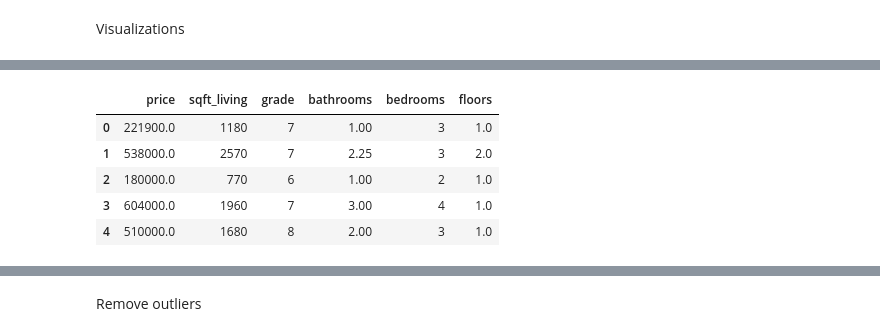
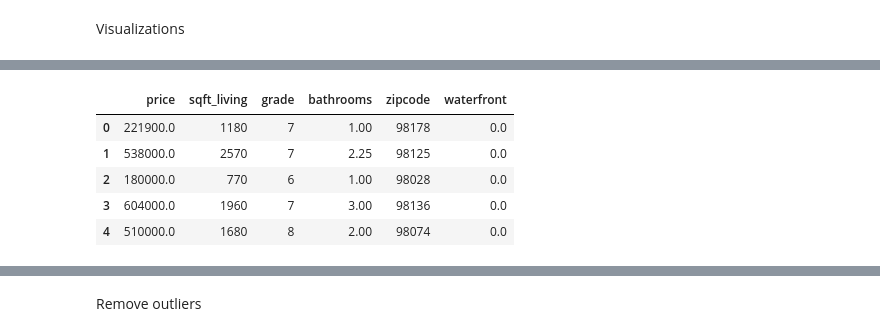
Before and after one commit to ANGI3MAINA/King-County-Housing-Analysis, a Jupyter notebook: index.ipynb, the cells around one changed output, grey strips where cells are left out. Saved outputs shown, nothing was run; the diff lists cells and outputs as text; code cells hidden in the pictures.

```diff
--- a/index.ipynb
+++ b/index.ipynb
@@ -110,7 +116,7 @@ King County dataset has:
 # %%
 # Columns to drop
 columns_to_drop = ['date', 'view', 'sqft_above', 'sqft_basement',
-                   'yr_renovated', 'zipcode', 'lat', 'long',
+                   'yr_renovated', 'lat', 'long',
                    'sqft_living15', 'sqft_lot15']
 
 # Drop the specified columns
@@ -222,0 +257,11 @@ SHAPE: (21594, 11)
+# %%
+# ensuring that 'zipcode' and 'waterfront' are categorical
+house_df_cleaned = house_df.copy()
+house_df_cleaned.loc[:, 'zipcode'] = house_df_cleaned['zipcode'].astype('category')
+house_df_cleaned.loc[:, 'waterfront'] = house_df_cleaned['waterfront'].astype('category')
+
+# Generate dummy variables for 'zipcode' and 'waterfront'
+house_df_dummies = pd.get_dummies(house_df_cleaned, columns=['zipcode', 'waterfront'], drop_first=True)
+
+# Display the first few rows of the transformed DataFrame
+house_df_dummies.head()
@@ -251,15 +329,15 @@ Name: price, dtype: float64
 # %%
-##SELECT relevant features with the highest correlations
+
 # Selected relevant features based on correlation and feature importance
-selected_features = ['price', 'sqft_living', 'grade', 'bathrooms', 'bedrooms', 'floors']
+selected_features = ['price', 'sqft_living', 'grade', 'bathrooms', 'zipcode', 'waterfront']
 # Select only the relevant columns
 house_df_relevant = house_df_cleaned[selected_features]
 # Display the first few rows to verify
 house_df_relevant.head()
 # %% [output]
-|  | price | sqft_living | grade | bathrooms | bedrooms | floors |
-| 0 | 221900.0 | 1180 | 7 | 1.00 | 3 | 1.0 |
-| 1 | 538000.0 | 2570 | 7 | 2.25 | 3 | 2.0 |
-| 2 | 180000.0 | 770 | 6 | 1.00 | 2 | 1.0 |
-| 3 | 604000.0 | 1960 | 7 | 3.00 | 4 | 1.0 |
-| 4 | 510000.0 | 1680 | 8 | 2.00 | 3 | 1.0 |
+|  | price | sqft_living | grade | bathrooms | zipcode | waterfront |
+| 0 | 221900.0 | 1180 | 7 | 1.00 | 98178 | 0.0 |
+| 1 | 538000.0 | 2570 | 7 | 2.25 | 98125 | 0.0 |
+| 2 | 180000.0 | 770 | 6 | 1.00 | 98028 | 0.0 |
+| 3 | 604000.0 | 1960 | 7 | 3.00 | 98136 | 0.0 |
+| 4 | 510000.0 | 1680 | 8 | 2.00 | 98074 | 0.0 |
```
Also changed, not shown: parts of 23 cells of this notebook.
